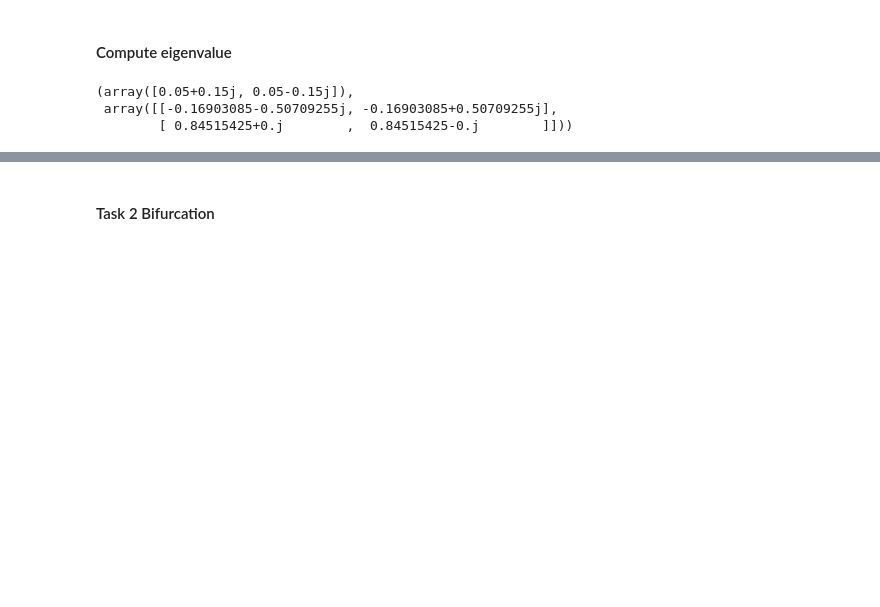
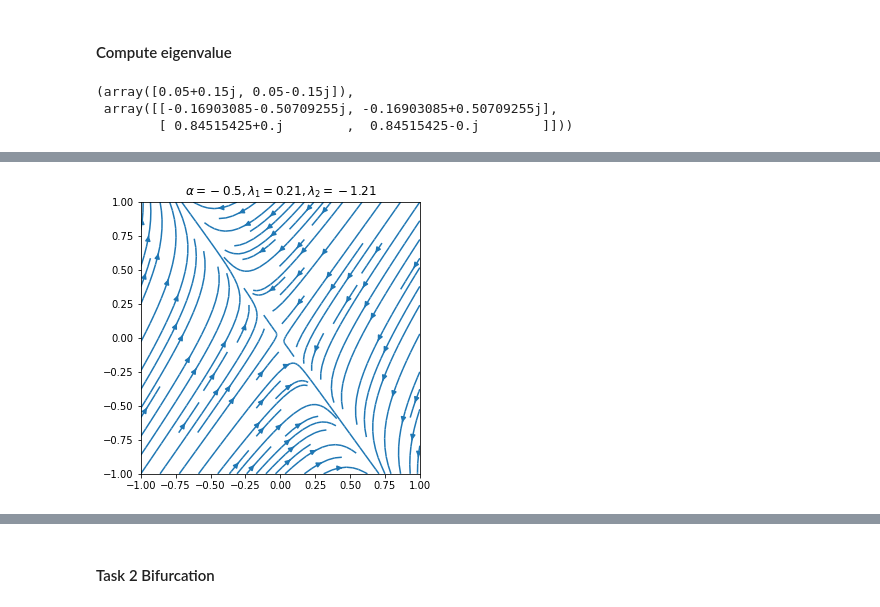
Before and after one commit to Linnore/MLCMS-EX3-GroupK, a Jupyter notebook: Test_Linnore.ipynb, the cells around one changed output, grey strips where cells are left out. Cells and saved outputs as stored; diff of their text form; code cells hidden in the pictures; blank space fills up the shorter version.

```diff
--- a/Test_Linnore.ipynb
+++ b/Test_Linnore.ipynb
@@ -167,0 +177,7 @@ plt.show()
+# %%
+a = -.5
+A = np.array([[a, a],
+              [-1, a]])
+task1plot_velocity_as_linear_System(A)
+# %% [output]
+[figure, added]
```
Also changed, not shown: parts of 27 cells of this notebook.
